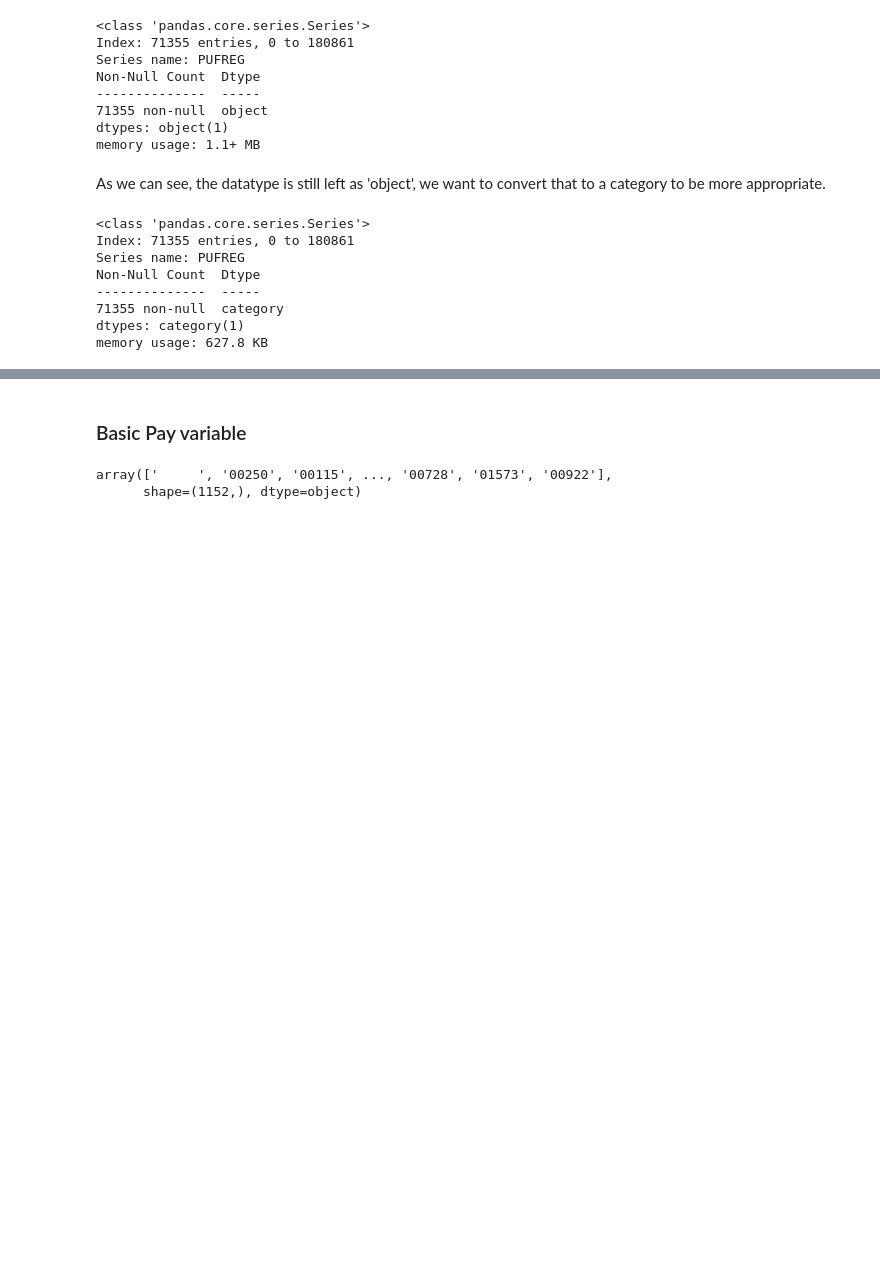
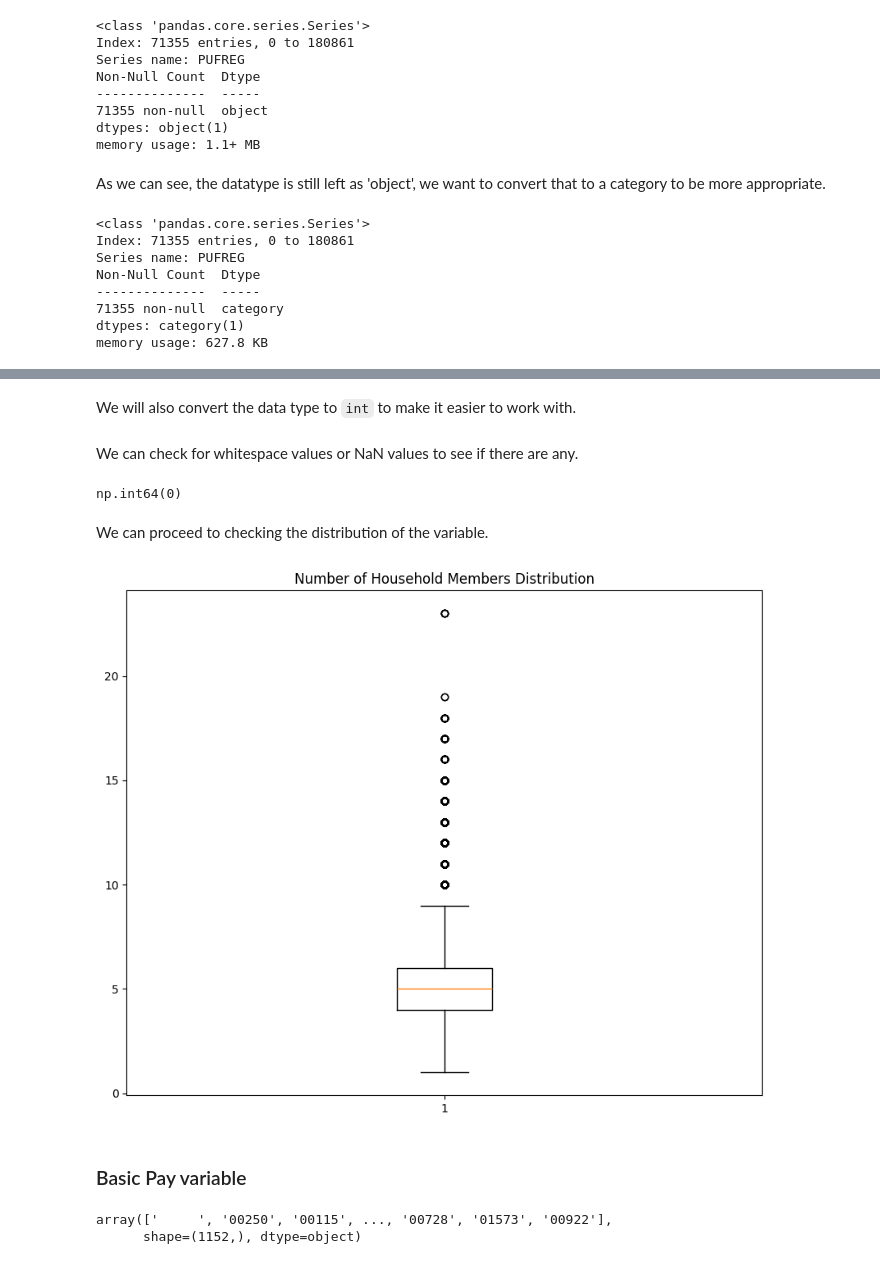
Before and after one commit to clavzno/STINTSY, a Jupyter notebook: Notebook.ipynb, the cells around one changed output, grey strips where cells are left out. Drawn from its saved outputs; the diff is of its cells as text; code cells hidden in the pictures; blank space fills up the shorter version.

```diff
--- a/Notebook.ipynb
+++ b/Notebook.ipynb
@@ -495,0 +731,4 @@ The datatype automatically gets converted into 'category' datatype, so no need t
+# %%
+jobs_df['PUFC06_MSTAT'] = jobs_df['PUFC06_MSTAT'].map(PUFC06_MSTAT_mapping)
+jobs_df['PUFC06_MSTAT'] = jobs_df['PUFC06_MSTAT'].astype('string')
+jobs_df['PUFC06_MSTAT'].head(20)
@@ -495,0 +770,2 @@ The datatype automatically gets converted into 'category' datatype, so no need t
+# %%
+jobs_df['PUFC04_SEX'] = jobs_df['PUFC04_SEX'].astype('string')
@@ -738,3 +1035,25 @@ After finishing the required preprocessing for all categorical variables, we mov
+# %% [markdown]
+We will also convert the data type to `int` to make it easier to work with.
+# %%
+jobs_df['PUFHHSIZE'] = jobs_df['PUFHHSIZE'].astype('int')
+# %% [markdown]
+We can check for whitespace values or NaN values to see if there are any.
+# %%
+# Turning the white space value into NaN
+jobs_df['PUFHHSIZE'] = jobs_df['PUFHHSIZE'].replace(r'^\s*$', np.nan, regex=True)
+
+jobs_df['PUFHHSIZE'].isnull().sum()
+# %% [output]
+np.int64(0)
+# %% [markdown]
+We can proceed to checking the distribution of the variable.
+# %%
+plt.figure(figsize=(10, 8))
+plt.boxplot(x=jobs_df['PUFHHSIZE'])
+plt.title('Number of Household Members Distribution')
+plt.show()
+# %% [output]
+[figure, added]
 # %% [markdown]
 ### Basic Pay variable
 # %%
```
Also changed, not shown: parts of 86 cells of this notebook, 1 other file.
